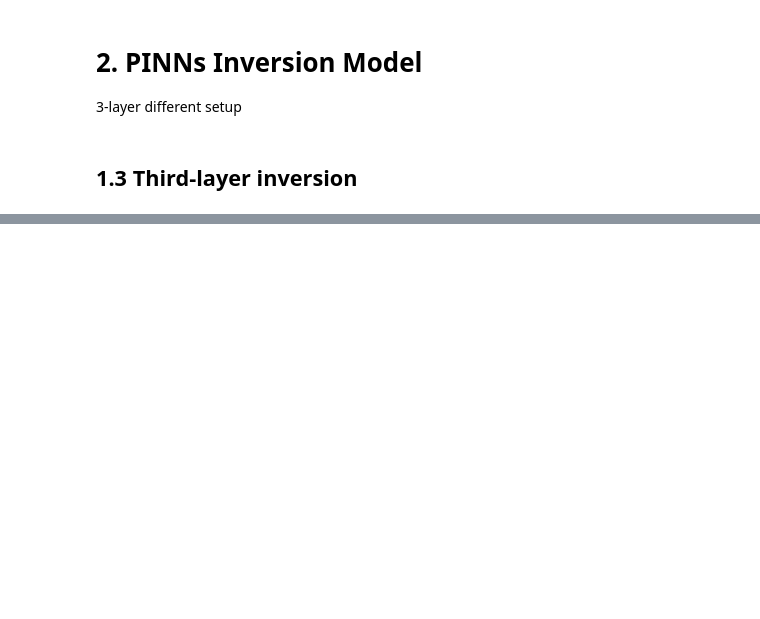
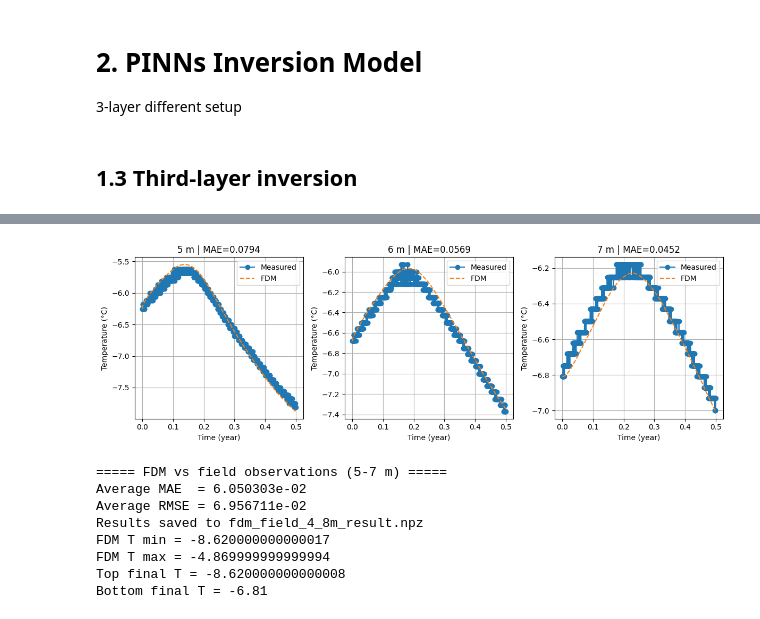
Before and after one commit to ShihaoCui/THMPINNs, a Jupyter notebook: 20260414Exp/Phasechange20260414ExpInverse.ipynb, the cells around one changed output, grey strips where cells are left out. Drawn from its saved outputs; the diff is of its cells as text; code cells hidden in the pictures; blank space fills up the shorter version.

```diff
--- a/20260414Exp/Phasechange20260414ExpInverse.ipynb
+++ b/20260414Exp/Phasechange20260414ExpInverse.ipynb
@@ -1050,0 +1389,71 @@ Epoch   3500 | Total=1.362435e+02 | PDE=8.662201e-05 | IC=2.279458e-01 | BC=1.81
+# %%
+if __name__ == "__main__":
+    params = {
+        'L': 334.0,
+        'C_i': 1.672,
+        'C_l': 4.18,
+        'C_f': 1.60, # 待估
+
+        # keep original day-based conductivity unit
+        'lambda_i': 2.210e-6 * 8.64e4,
+        'lambda_l': 0.465e-6 * 8.64e4,
+        'lambda_f': 2.500e-6 * 8.64e4, # 待估
+
+        'eta': 0.27, # 待估
+        'theta_r': 0.10,
+        'T_f': -0.3,
+        'k': 0.1 # 待估
+    }
+
+    # ---------------------------
+    # Load measured data
+    # ---------------------------
+    t_year, t_day, depth_meas, Data_sub, T_top_bc, T_bottom_bc, x_ic, T_ic = \
+        load_field_data_4_8m_from_mat("DATASUB.mat")
+
+    # ---------------------------
+    # Build model
+    # ---------------------------
+    model = FreezingSoilFDM_LogisticAHC_Field(params)
+
+    # measured BC and IC
+    model.add_boundary_data(t_day, T_top_bc, T_bottom_bc)
+    model.add_initial_condition_profile(x_ic, T_ic, kind='linear')
+
+    # initialize domain: 4-8 m, duration based on measured data
+    model.initialize(
+        Nx=101,
+        Nt=1500,
+        x_min=4.0,
+        x_max=8.0,
+        T_total_days=t_day.max()
+    )
+
+    # solve
+    T_field_fdm = model.solve_implicit(verbose=True)
+
+    # compare with measured 5/6/7 m
+    mae_field, rmse_field = compare_with_field_data(
+        model, t_year, t_day, depth_meas, Data_sub
+    )
+
+    # save
+    model.save_results("fdm_field_4_8m_result.npz")
+
+    np.savez(
+        "fdm_field_4_8m_eval.npz",
+        x_fdm=model.x,
+        t_fdm_day=model.t,
+        t_fdm_year=model.t / 365.0,
+        T_field_fdm=model.T_field,
+        mae_field=mae_field,
+        rmse_field=rmse_field
+    )
+
+    print("FDM T min =", np.min(T_field_fdm))
+    print("FDM T max =", np.max(T_field_fdm))
+    print("Top final T =", T_field_fdm[0, -1])
+    print("Bottom final T =", T_field_fdm[-1, -1])
+
+    model.plot_results()
+# %% [output]
@@ -1050,0 +1477,9 @@ Epoch   3500 | Total=1.362435e+02 | PDE=8.662201e-05 | IC=2.279458e-01 | BC=1.81
+[figure, added]
+===== FDM vs field observations (5-7 m) =====
+Average MAE  = 6.050303e-02
+Average RMSE = 6.956711e-02
+Results saved to fdm_field_4_8m_result.npz
+FDM T min = -8.620000000000017
+FDM T max = -4.869999999999994
+Top final T = -8.620000000000008
+Bottom final T = -6.81
```
Also changed, not shown: parts of 8 cells of this notebook.
